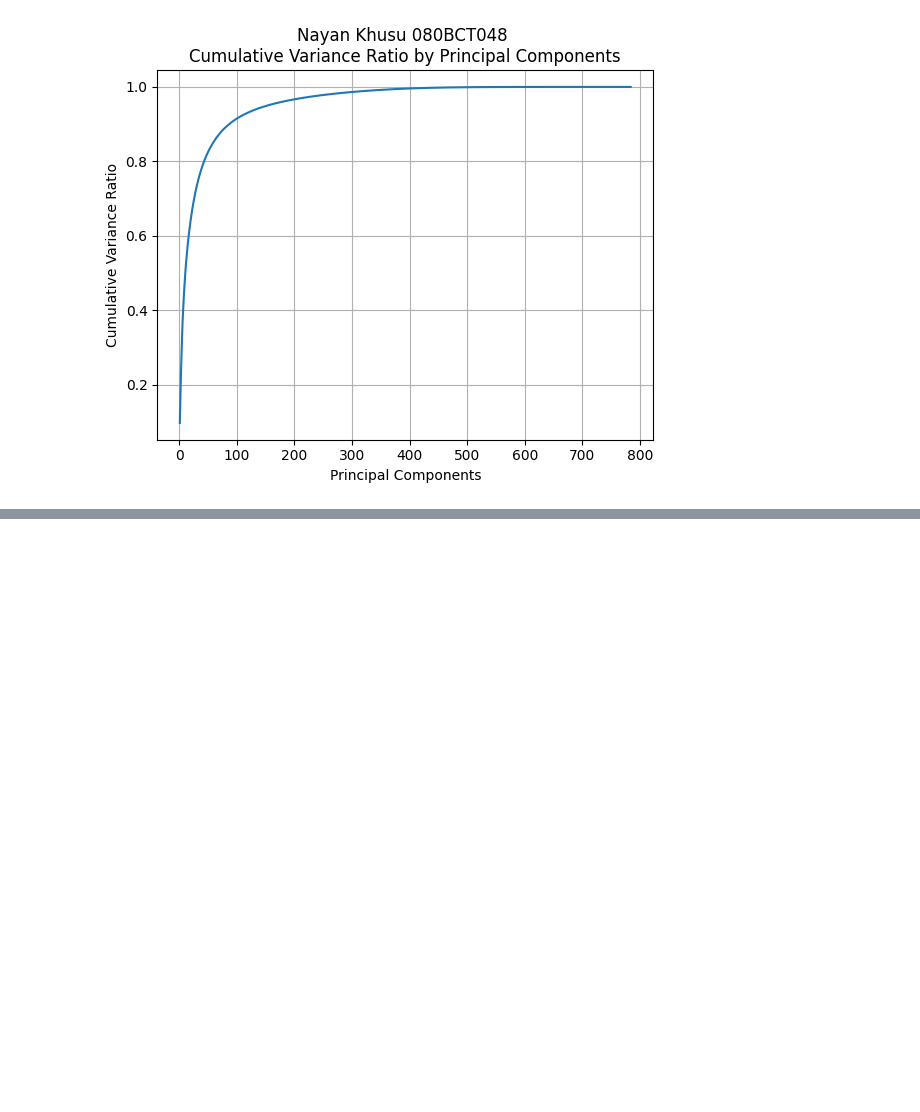
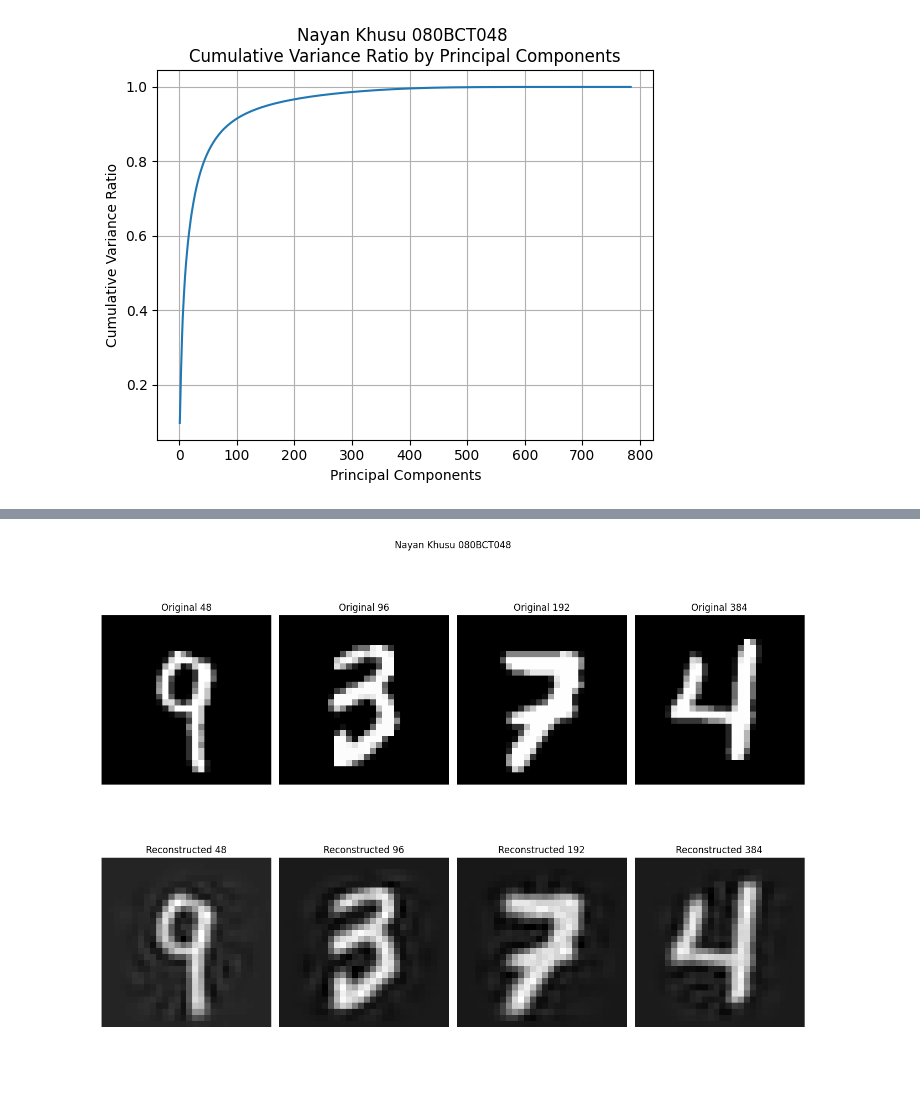
Before and after one commit to nyanko3434/Year-2-Part-I_Data_Science_Lab, a Jupyter notebook: Lab7/Lab7_assignment.ipynb, the cells around one changed output, grey strips where cells are left out. Cells and saved outputs as stored; diff of their text form; code cells hidden in the pictures; blank space fills up the shorter version.

```diff
--- a/Lab7/Lab7_assignment.ipynb
+++ b/Lab7/Lab7_assignment.ipynb
@@ -79,0 +93,33 @@ plot_line(cumulative_variance_ratio[:50], 'Principal Components', 'Cumulative Va
+# %%
+reconstructed_data = np.dot(projected_data, selected_eigenVectors.T) + images_mean
+# %%
+indices = [roll_number, 2 * roll_number, 4 * roll_number, 8 * roll_number]
+original_images = images[indices]
+reconstructed_images = reconstructed_data[indices]
+# %%
+def plot_images(original, reconstructed, indices):
+    num_images = len(indices)
+    plt.figure(figsize=(13, 10))
+    plt.title('Nayan Khusu 080BCT048')
+    plt.axis('off')
+    for i, idx in enumerate(indices):
+
+        plt.subplot(2, num_images, i + 1)
+        plt.imshow(original[i].reshape(28, 28), cmap='gray')
+        plt.title(f"Original {idx}")
+        plt.axis('off')
+
+
+        plt.subplot(2, num_images, num_images + i + 1)
+        plt.imshow(reconstructed[i].reshape(28, 28), cmap='gray')
+        plt.title(f"Reconstructed {idx}")
+        plt.axis('off')
+
+    plt.tight_layout()
+    plt.show()
+# %%
+reconstructed_images = np.real(reconstructed_images)
+# %%
+plot_images(original_images, reconstructed_images, indices)
+# %% [output]
+[figure, added]
```
Also changed, not shown: parts of 4 cells of this notebook.
